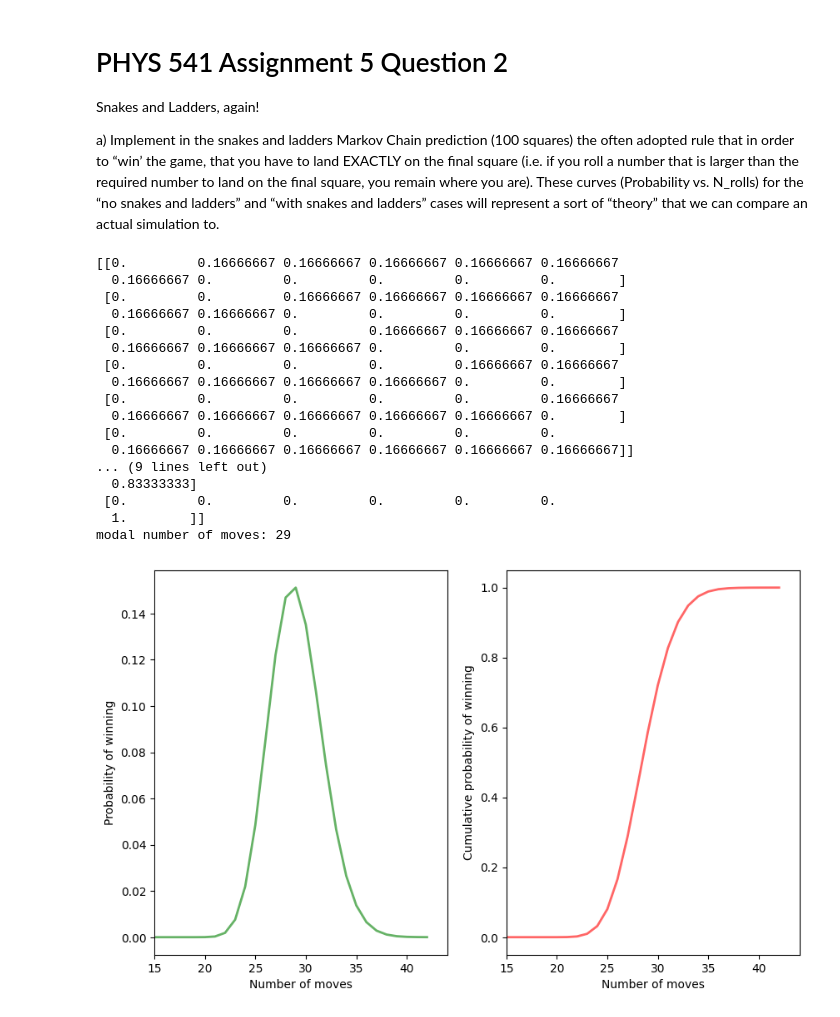
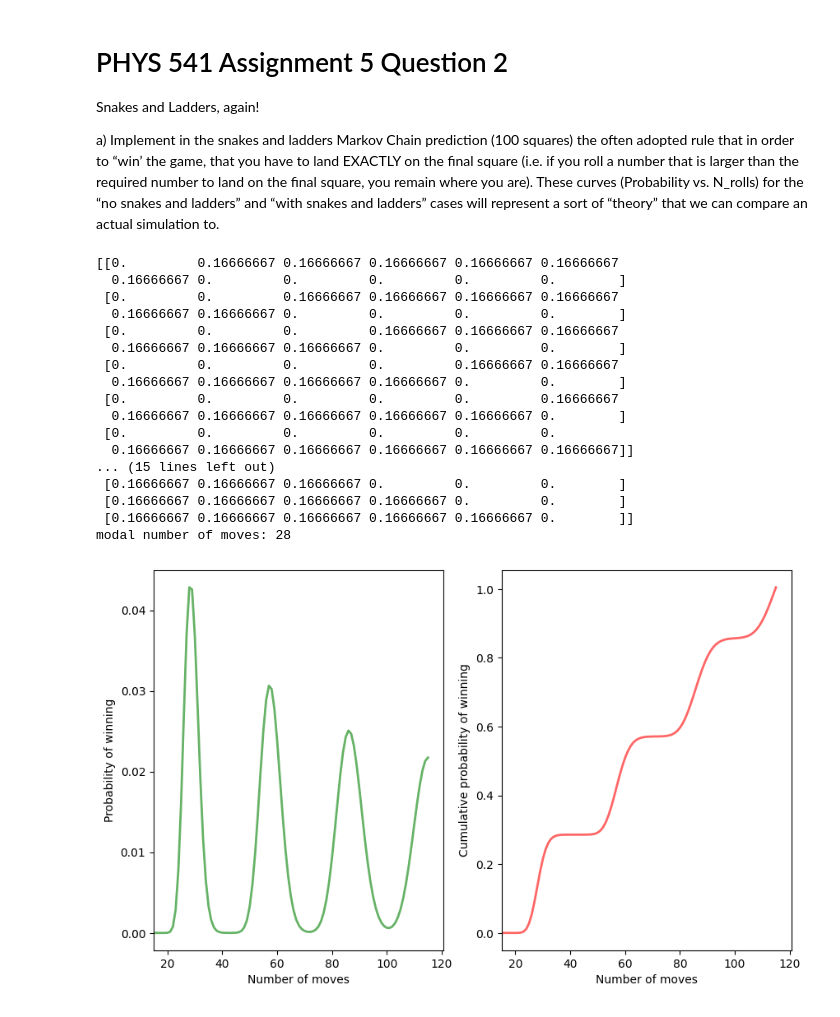
Before and after one commit to jakeb245/phys441, a Jupyter notebook: Assignments/assignment5/question2.ipynb, the cells around one changed output. Saved outputs shown, nothing was run; the diff lists cells and outputs as text; code cells hidden in the pictures.

```diff
--- a/Assignments/assignment5/question2.ipynb
+++ b/Assignments/assignment5/question2.ipynb
@@ -14,11 +14,13 @@ T = np.zeros((101, 101))
 for i in range(1,101):
     T[i-1,i:i+6] = 1/6
 
-# House rules: you don't need to land on 100, just reach it.
-T[95:100,100] += np.linspace(1/6, 5/6, 5)
+# Instead of winning by passing the end, you can go back to the start
+for i in range(6):
+    T[95+i:101,i] = 1/6
 
 print(T[0:6,0:12])
 print(T[94:100,94:101])
+print(T[94:100, 0:6])
 
 # The player starts at position 0.
 v = np.zeros(101)
@@ -38,36 +40,36 @@ while cumulative_prob < 0.99999:
 mode = np.argmax(P)+1
 print('modal number of moves:', mode)
 
 # Plot the probability of winning as a function of the number of moves
 plt.rcParams['figure.figsize'] = [10, 6]
 fig, ax = plt.subplots(1,2)
 ax[0].plot(np.linspace(1,n,n), P, 'g', lw=2, alpha=0.6)
 ax[0].set_xlim(15)
 ax[0].set_xlabel('Number of moves')
 ax[0].set_ylabel('Probability of winning')
 ax[1].plot(np.linspace(1,n,n), C, 'r', lw=2, alpha=0.6)
 ax[1].set_xlim(15)
 ax[1].set_xlabel('Number of moves')
 ax[1].set_ylabel('Cumulative probability of winning')
 
 
 plt.show()
 # %% [output]
 [[0.         0.16666667 0.16666667 0.16666667 0.16666667 0.16666667
   0.16666667 0.         0.         0.         0.         0.        ]
  [0.         0.         0.16666667 0.16666667 0.16666667 0.16666667
   0.16666667 0.16666667 0.         0.         0.         0.        ]
  [0.         0.         0.         0.16666667 0.16666667 0.16666667
   0.16666667 0.16666667 0.16666667 0.         0.         0.        ]
  [0.         0.         0.         0.         0.16666667 0.16666667
   0.16666667 0.16666667 0.16666667 0.16666667 0.         0.        ]
  [0.         0.         0.         0.         0.         0.16666667
   0.16666667 0.16666667 0.16666667 0.16666667 0.16666667 0.        ]
  [0.         0.         0.         0.         0.         0.
   0.16666667 0.16666667 0.16666667 0.16666667 0.16666667 0.16666667]]
-... (9 lines left out)
-  0.83333333]
- [0.         0.         0.         0.         0.         0.
-  1.        ]]
-modal number of moves: 29
+... (15 lines left out)
+ [0.16666667 0.16666667 0.16666667 0.         0.         0.        ]
+ [0.16666667 0.16666667 0.16666667 0.16666667 0.         0.        ]
+ [0.16666667 0.16666667 0.16666667 0.16666667 0.16666667 0.        ]]
+modal number of moves: 28
-[figure, old version]
+[figure, new version]
```
Also changed, not shown: parts of 1 cell of this notebook.
